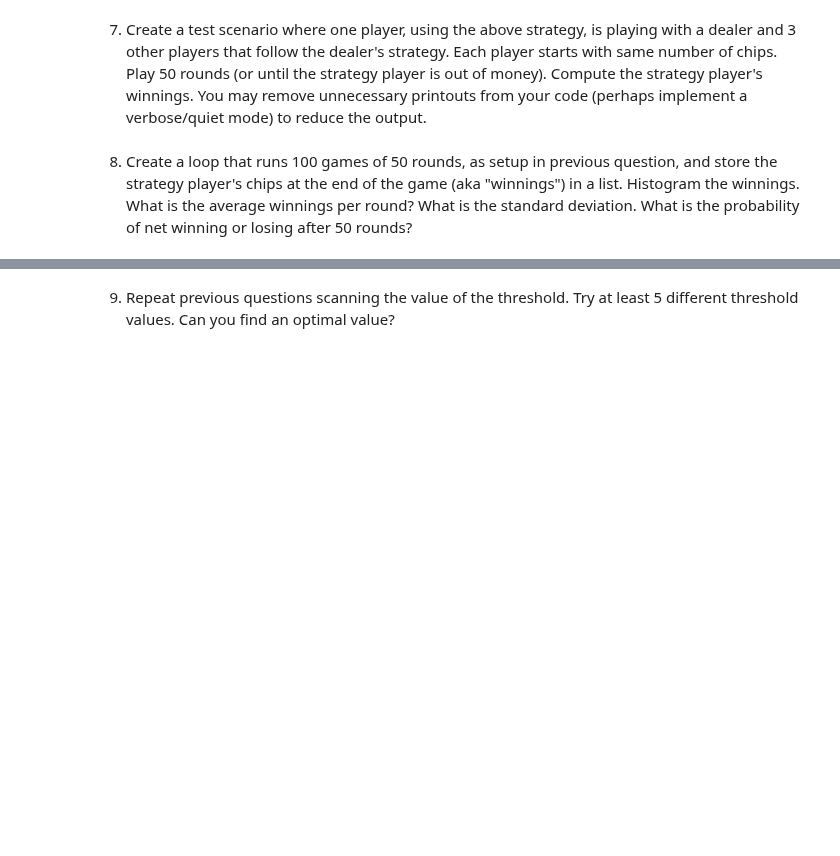
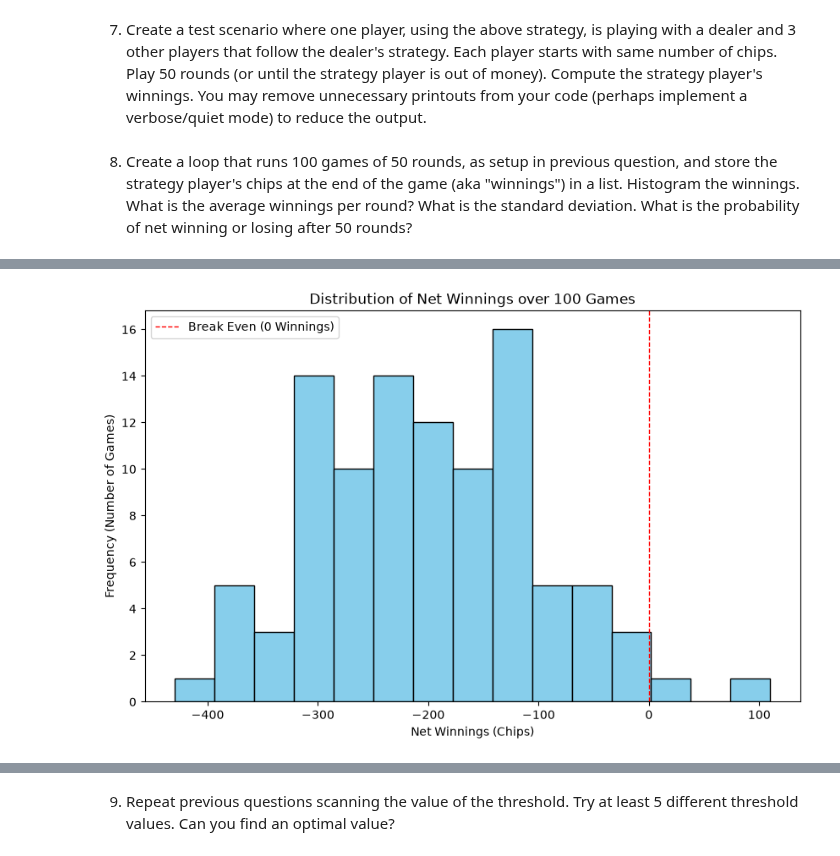
Before and after one commit to nehan-ahamed/DATA3402.Fall.2026, a Jupyter notebook: Labs/Lab.6/Lab.6.ipynb, the cells around one changed output, grey strips where cells are left out. Saved outputs shown, nothing was run; the diff lists cells and outputs as text; code cells hidden in the pictures; blank space fills up the shorter version.

Commit message:
Complete Lab 6: Blackjack Simulation

```diff
--- a/Labs/Lab.6/Lab.6.ipynb
+++ b/Labs/Lab.6/Lab.6.ipynb
@@ -21,2 +314,22 @@ A few requirements:
 # %% [markdown]
 5.  Test. Demonstrate game play. For example, create a game of several dealer players and show that the game is functional through several rounds.
+# %%
+test_game = Game(num_decks=6)
+
+bot1 = Dealer()
+bot1.name = "Bot 1"
+bot1.chips = 100
+
+bot2 = Dealer()
+bot2.name = "Bot 2"
+bot2.chips = 100
+
+bot3 = Dealer()
+bot3.name = "Bot 3"
+bot3.chips = 100
+
+test_game.players = [bot1, bot2, bot3]
+
+print("Starting automated test with 3 Dealer-logic players...")
+for i in range(3):
+    test_game.play_round()
@@ -34,2 +498,71 @@ A few requirements:
 # %% [markdown]
 8. Create a loop that runs 100 games of 50 rounds, as setup in previous question, and store the strategy player's chips at the end of the game (aka "winnings") in a list. Histogram the winnings. What is the average winnings per round? What is the standard deviation. What is the probability of net winning or losing after 50 rounds?
+# %%
+import matplotlib.pyplot as plt
+import numpy as np
+
+num_games = 100
+rounds_per_game = 50
+initial_chips = 1000
+
+final_chips_list = []
+net_winnings_list = []
+
+print(f"Simulating {num_games} games of {rounds_per_game} rounds... Please wait.")
+
+for game_num in range(num_games):
+    sim_game = Game(num_decks=6)
+
+    strategy_p = StrategyPlayer(name="Card Counter", chips=initial_chips, threshold=0)
+    bot1 = Dealer(); bot1.name = "Bot A"; bot1.chips = initial_chips
+    bot2 = Dealer(); bot2.name = "Bot B"; bot2.chips = initial_chips
+    bot3 = Dealer(); bot3.name = "Bot C"; bot3.chips = initial_chips
+
+    sim_game.players = [strategy_p, bot1, bot2, bot3]
+
+    for round_num in range(rounds_per_game):
+        if strategy_p.chips < 10:
+            break
+
+        sim_game.play_round(verbose=False)
+
+        all_visible_cards = []
+        for p in sim_game.players:
+            all_visible_cards.extend(p.hand.cards)
+        all_visible_cards.extend(sim_game.dealer.hand.cards)
+        strategy_p.update_count(all_visible_cards)
+
+    final_chips_list.append(strategy_p.chips)
+    net_winnings = strategy_p.chips - initial_chips
+    net_winnings_list.append(net_winnings)
+
+
+plt.figure(figsize=(10, 6))
+plt.hist(net_winnings_list, bins=15, color='skyblue', edgecolor='black')
+plt.title(f'Distribution of Net Winnings over {num_games} Games')
+plt.xlabel('Net Winnings (Chips)')
+plt.ylabel('Frequency (Number of Games)')
+plt.axvline(0, color='red', linestyle='dashed', linewidth=1, label='Break Even (0 Winnings)')
+plt.legend()
+plt.show()
+
+average_net_per_game = np.mean(net_winnings_list)
+average_per_round = average_net_per_game / rounds_per_game
+std_deviation = np.std(net_winnings_list)
+
+wins = sum(1 for w in net_winnings_list if w > 0)
+losses = sum(1 for w in net_winnings_list if w < 0)
+ties = sum(1 for w in net_winnings_list if w == 0)
+
+prob_winning = (wins / num_games) * 100
+prob_losing = (losses / num_games) * 100
+prob_tie = (ties / num_games) * 100
+
+print(f"Statistics over {num_games} Games")
+print(f"Average Winnings per Game: {average_net_per_game:.2f} chips")
+print(f"Average Winnings per Round: {average_per_round:.2f} chips")
+print(f"Standard Deviation of Winnings: {std_deviation:.2f} chips")
+print(f"Probability of Net Winning: {prob_winning:.1f}%")
+print(f"Probability of Net Losing: {prob_losing:.1f}%")
+print(f"Probability of Breaking Even: {prob_tie:.1f}%")
+# %% [output]
@@ -35,0 +570 @@ A few requirements:
+[figure, added]
```
Also changed, not shown: parts of 11 cells of this notebook.
